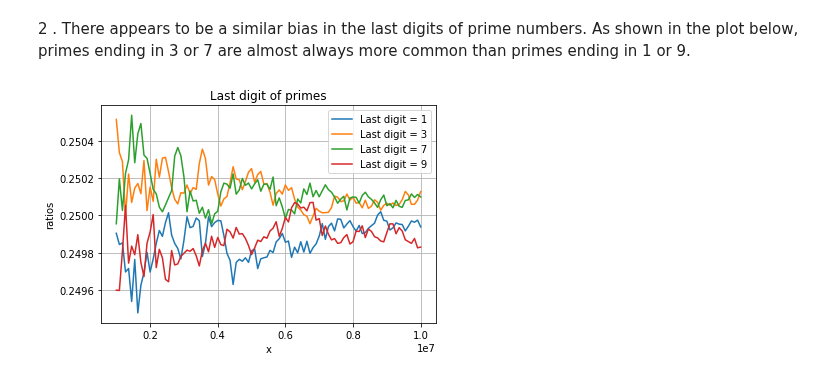
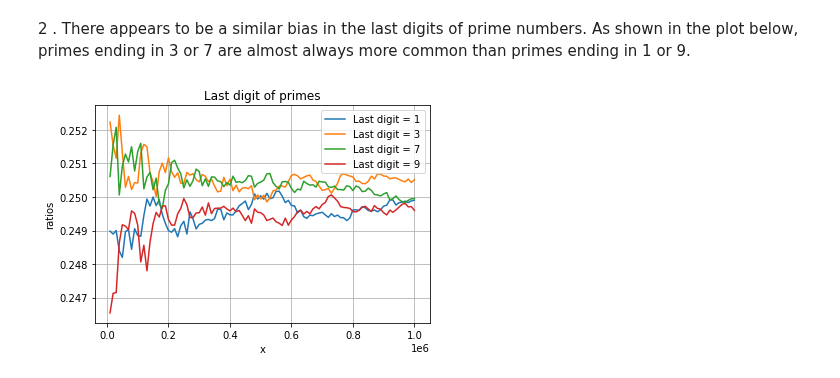
Before and after one commit to eric-huang5497/Math-152, a Jupyter notebook: P4M_Notebook_3.ipynb, the cells around one changed output. Saved outputs shown, nothing was run; the diff lists cells and outputs as text; code cells hidden in the pictures.

```diff
--- a/P4M_Notebook_3.ipynb
+++ b/P4M_Notebook_3.ipynb
@@ -1242,6 +1227,7 @@ plt.show()
 # %% [markdown]
 2 . There appears to be a similar bias in the last digits of prime numbers. As shown in the plot below, primes ending in 3 or 7 are almost always more common than primes ending in 1 or 9.
 # %%
+#2
 primes = where(isprime_list(10000000))
 
 def oneprimes_upto(x):
@@ -1251,32 +1237,32 @@ def threeprimes_upto(x):
   return len([p for p in primes if p%10 == 3 and p <= x])
 
 def sevenprimes_upto(x):
   return len([p for p in primes if p%10 == 7 and p <= x])
 
 def nineprimes_upto(x):
   return len([p for p in primes if p%10 == 9 and p <= x])
 
-x_values = numpy.linspace(1000000,10000000,100)
+x_values = numpy.linspace(10000,1000000,100)
 pix_values = numpy.array([primes_upto(x) for x in x_values])
 oneprime_values = numpy.array([oneprimes_upto(x) for x in x_values])
 threeprime_values = numpy.array([threeprimes_upto(x) for x in x_values])
 sevenprime_values = numpy.array([sevenprimes_upto(x) for x in x_values])
 nineprime_values = numpy.array([nineprimes_upto(x) for x in x_values])
 oneprime_ratios = oneprime_values/pix_values
 threeprime_ratios = threeprime_values/pix_values
 sevenprime_ratios = sevenprime_values/pix_values
 nineprime_ratios = nineprime_values/pix_values
 
 %matplotlib inline
 plt.plot(x_values, oneprime_ratios, label='Last digit = 1')
 plt.plot(x_values, threeprime_ratios, label='Last digit = 3')
 plt.plot(x_values, sevenprime_ratios, label='Last digit = 7')
 plt.plot(x_values, nineprime_ratios, label='Last digit = 9')
 plt.title('Last digit of primes')
 plt.xlabel('x')
 plt.ylabel('ratios')
 plt.grid(True)
 plt.legend()
 plt.show()
 # %% [output]
-[figure, old version]
+[figure, new version]
```
Also changed, not shown: parts of 19 cells of this notebook.
